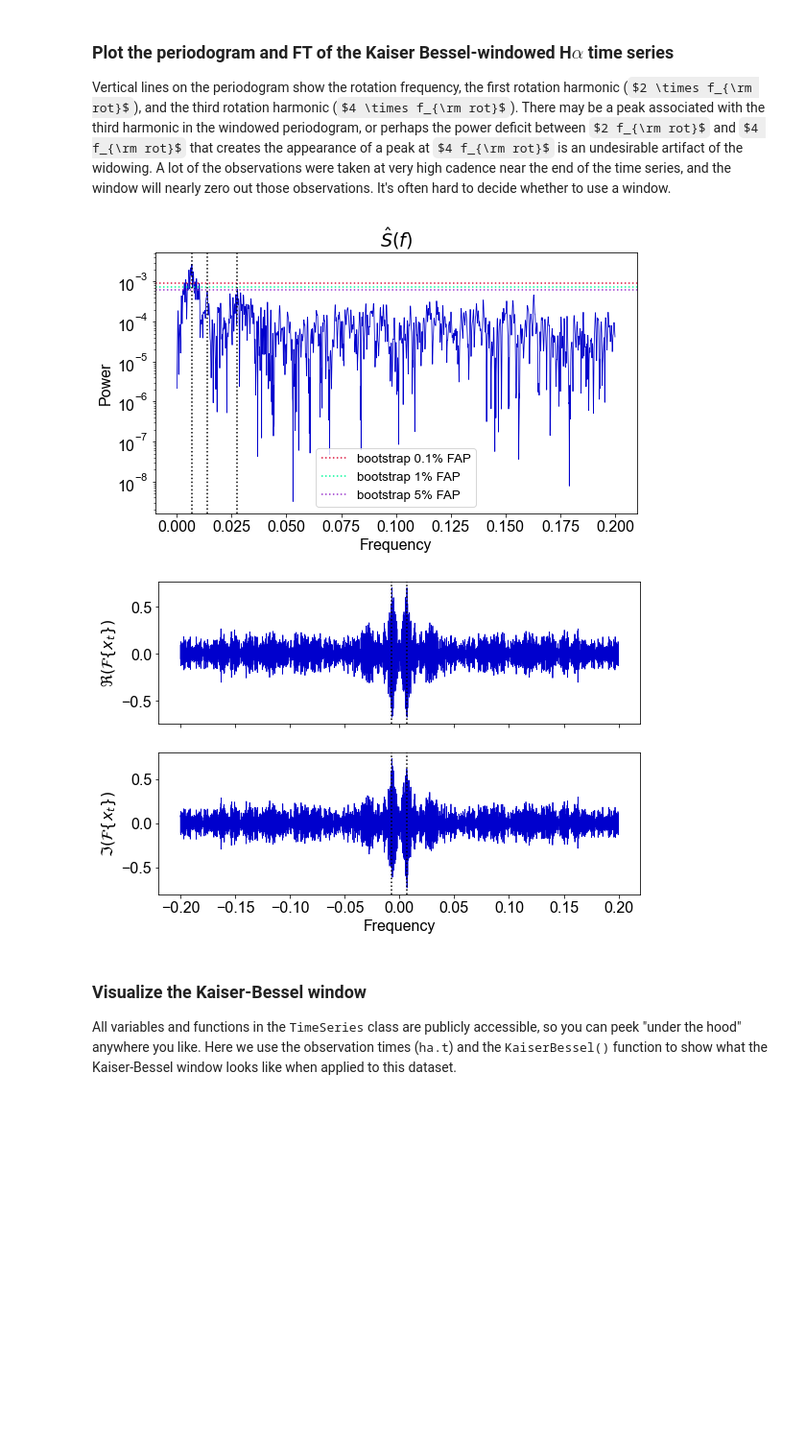
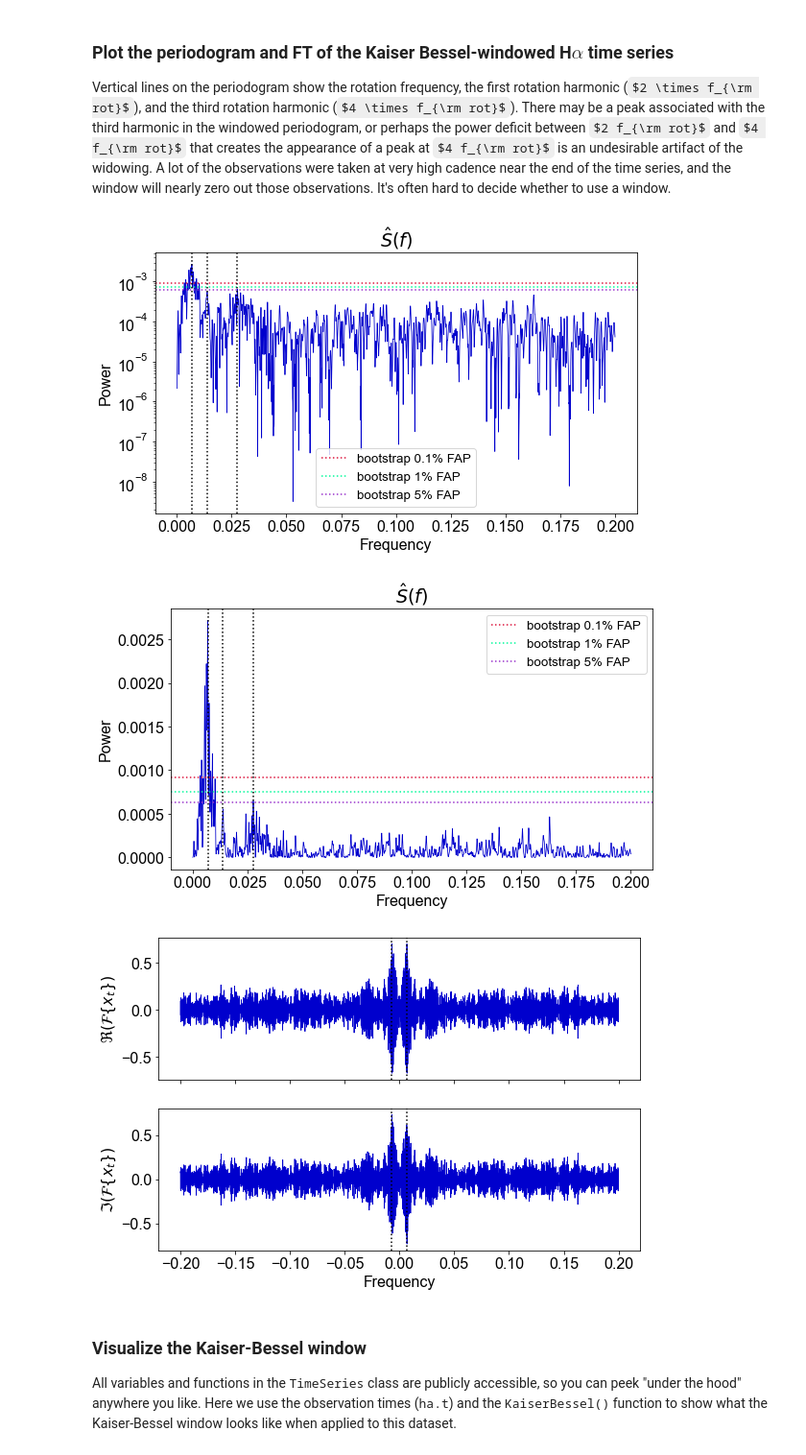
Before and after one commit to sdrastro/NWelch, a Jupyter notebook: demo/TimeSeries_demo.ipynb, the cells around one changed output. Shown at 96% size. Cells and saved outputs as stored; diff of their text form; code cells hidden in the pictures; some formulas as TeX source; blank space fills up the shorter version.

Commit message:
Added linear y-axis option to plots

```diff
--- a/demo/TimeSeries_demo.ipynb
+++ b/demo/TimeSeries_demo.ipynb
@@ -182,10 +192,12 @@ Iteration 9500
 Vertical lines on the periodogram show the rotation frequency, the first rotation harmonic ($2 \times f_{\rm rot}$), and the third rotation harmonic ($4 \times f_{\rm rot}$). There may be a peak associated with the third harmonic in the windowed periodogram, or perhaps the power deficit between $2 f_{\rm rot}$ and $4 f_{\rm rot}$ that creates the appearance of a peak at $4 f_{\rm rot}$ is an undesirable artifact of the widowing. A lot of the observations were taken at very high cadence near the end of the time series, and the window will nearly zero out those observations. It's often hard to decide whether to use a window.
 # %%
 ha.powplot(vlines=[frot, 2*frot, 4*frot])
+ha.powplot(vlines=[frot, 2*frot, 4*frot], yscale='linear')
 ha.Ftplot(vlines=[frot])
 # %% [output]
 [figure]
-[figure, old version]
+[figure, new version]
+[figure, added]
 # %% [markdown]
 ### Visualize the Kaiser-Bessel window
 
```
Also changed, not shown: parts of 7 cells of this notebook, 7 other files.
